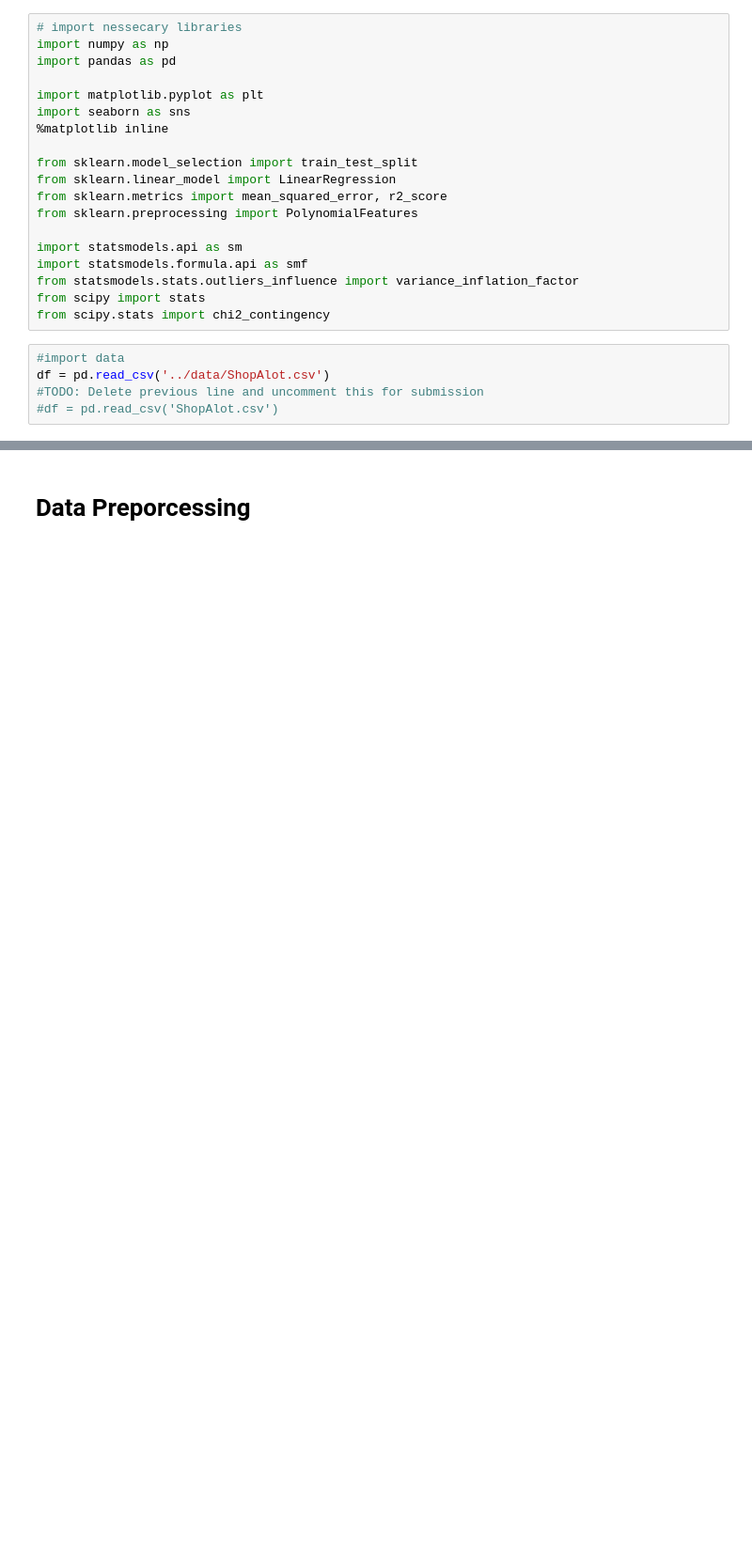
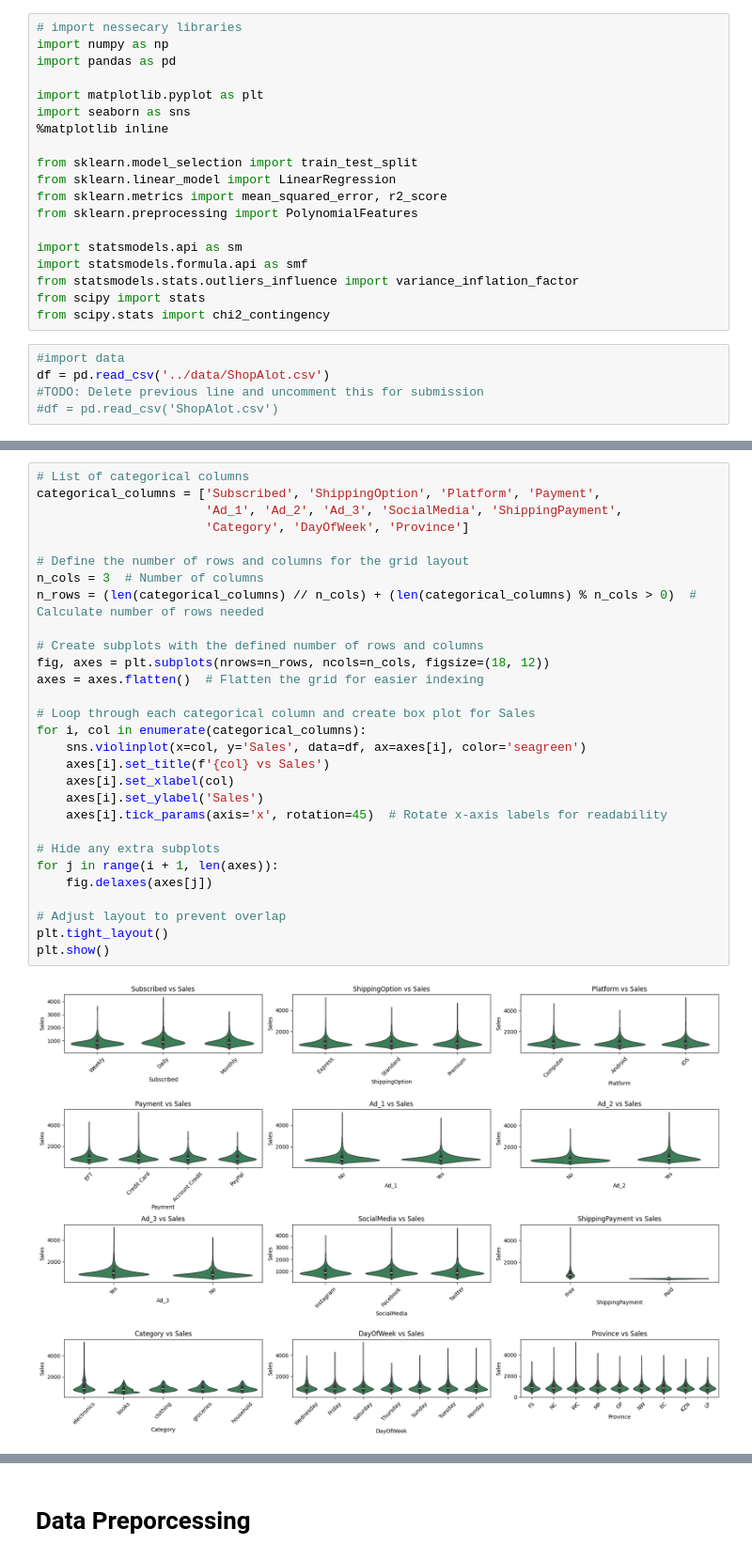
Before and after one commit to TiaanViviers/ShopAlot_analysis, a Jupyter notebook: notebooks/Group22.ipynb, the cells around one changed output, grey strips where cells are left out. Shown at 94% size. Saved outputs shown, nothing was run; the diff lists cells and outputs as text; blank space fills up the shorter version.

```diff
--- a/notebooks/Group22.ipynb
+++ b/notebooks/Group22.ipynb
@@ -180,0 +428,31 @@ Highlight any surprising patterns or relationships that will inform further mode
+# %%
+# List of categorical columns
+categorical_columns = ['Subscribed', 'ShippingOption', 'Platform', 'Payment',
+                       'Ad_1', 'Ad_2', 'Ad_3', 'SocialMedia', 'ShippingPayment',
+                       'Category', 'DayOfWeek', 'Province']
+
+# Define the number of rows and columns for the grid layout
+n_cols = 3  # Number of columns
+n_rows = (len(categorical_columns) // n_cols) + (len(categorical_columns) % n_cols > 0)  # Calculate number of rows needed
+
+# Create subplots with the defined number of rows and columns
+fig, axes = plt.subplots(nrows=n_rows, ncols=n_cols, figsize=(18, 12))
+axes = axes.flatten()  # Flatten the grid for easier indexing
+
+# Loop through each categorical column and create box plot for Sales
+for i, col in enumerate(categorical_columns):
+    sns.violinplot(x=col, y='Sales', data=df, ax=axes[i], color='seagreen')
+    axes[i].set_title(f'{col} vs Sales')
+    axes[i].set_xlabel(col)
+    axes[i].set_ylabel('Sales')
+    axes[i].tick_params(axis='x', rotation=45)  # Rotate x-axis labels for readability
+
+# Hide any extra subplots
+for j in range(i + 1, len(axes)):
+    fig.delaxes(axes[j])
+
+# Adjust layout to prevent overlap
+plt.tight_layout()
+plt.show()
+# %% [output]
+[figure, added]
```
Also changed, not shown: parts of 58 cells of this notebook.
